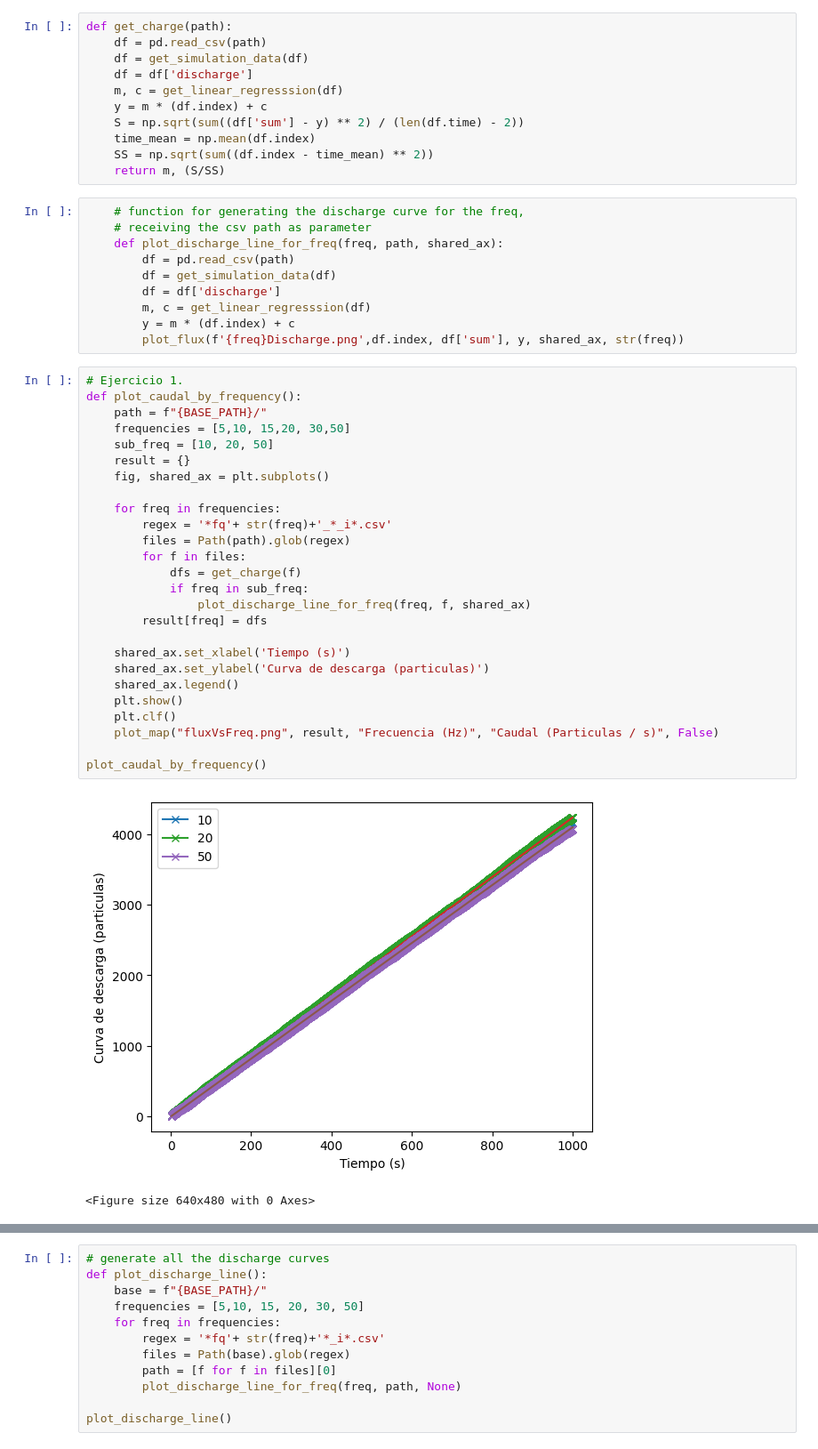
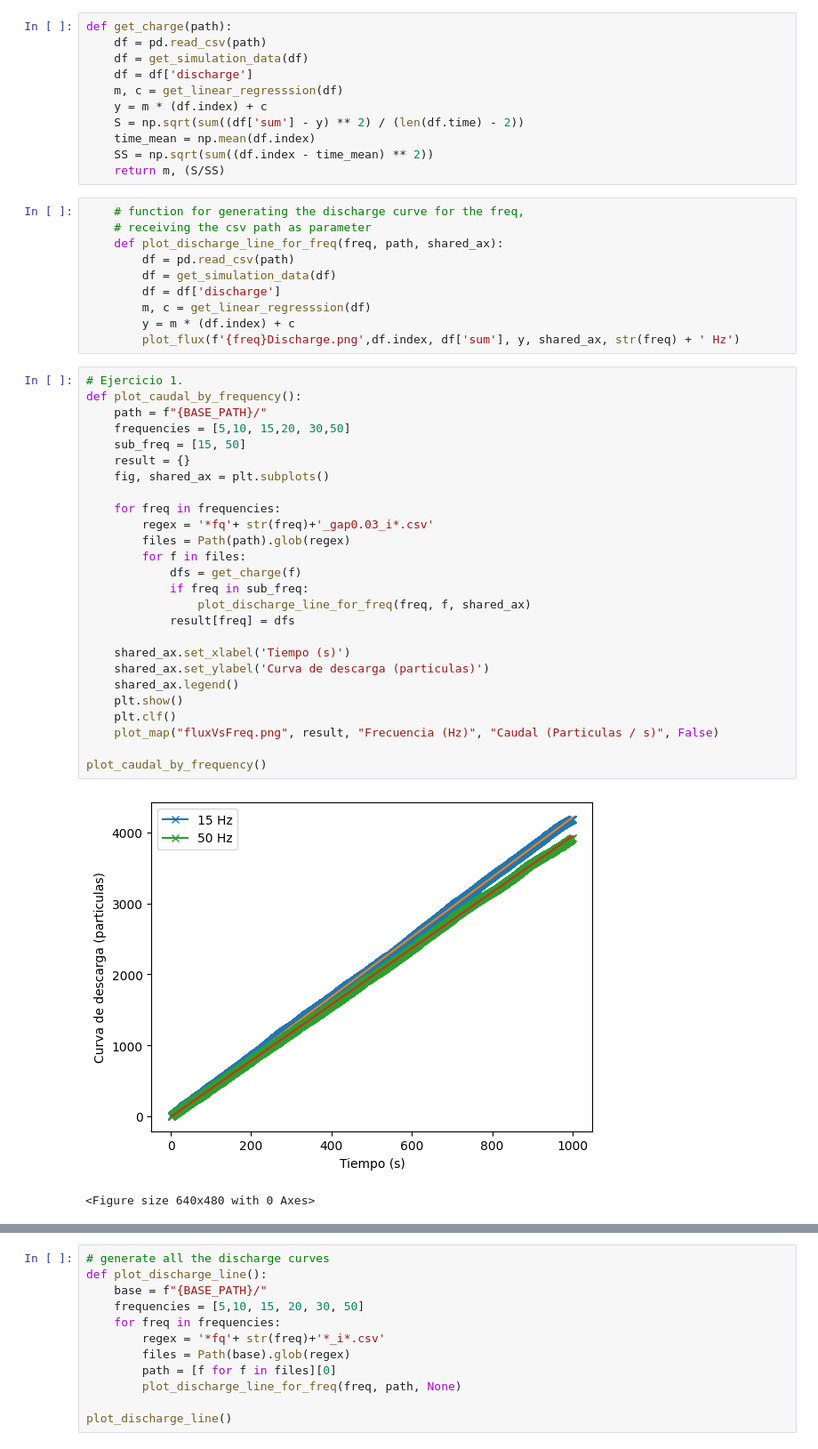
Before and after one commit to shadad00/Simulacion-de-sistemas, a Jupyter notebook: notebooks/TP5.ipynb, the cells around one changed output, grey strips where cells are left out. Shown at 89% size. Drawn from its saved outputs; the diff is of its cells as text.

Commit message:
graph generator.

```diff
--- a/notebooks/TP5.ipynb
+++ b/notebooks/TP5.ipynb
@@ -73,35 +73,35 @@ def get_charge(path):
         df = df['discharge']
         m, c = get_linear_regresssion(df)
         y = m * (df.index) + c
-        plot_flux(f'{freq}Discharge.png',df.index, df['sum'], y, shared_ax, str(freq))
+        plot_flux(f'{freq}Discharge.png',df.index, df['sum'], y, shared_ax, str(freq) + ' Hz')
 # %%
 # Ejercicio 1.
 def plot_caudal_by_frequency():
     path = f"{BASE_PATH}/"
     frequencies = [5,10, 15,20, 30,50]
-    sub_freq = [10, 20, 50]
+    sub_freq = [15, 50]
     result = {}
     fig, shared_ax = plt.subplots()
 
     for freq in frequencies:
-        regex = '*fq'+ str(freq)+'_*_i*.csv'
+        regex = '*fq'+ str(freq)+'_gap0.03_i*.csv'
         files = Path(path).glob(regex)
         for f in files:
             dfs = get_charge(f)
             if freq in sub_freq:
                 plot_discharge_line_for_freq(freq, f, shared_ax)
-        result[freq] = dfs
+            result[freq] = dfs
 
     shared_ax.set_xlabel('Tiempo (s)')
     shared_ax.set_ylabel('Curva de descarga (particulas)')
     shared_ax.legend()
     plt.show()
     plt.clf()
     plot_map("fluxVsFreq.png", result, "Frecuencia (Hz)", "Caudal (Particulas / s)", False)
 
 plot_caudal_by_frequency()
 # %% [output]
-[figure, old version]
+[figure, new version]
 <Figure size 640x480 with 0 Axes>
 # %%
     # function for generating the discharge curve for the gap,
```
Also changed, not shown: parts of 15 cells of this notebook.
